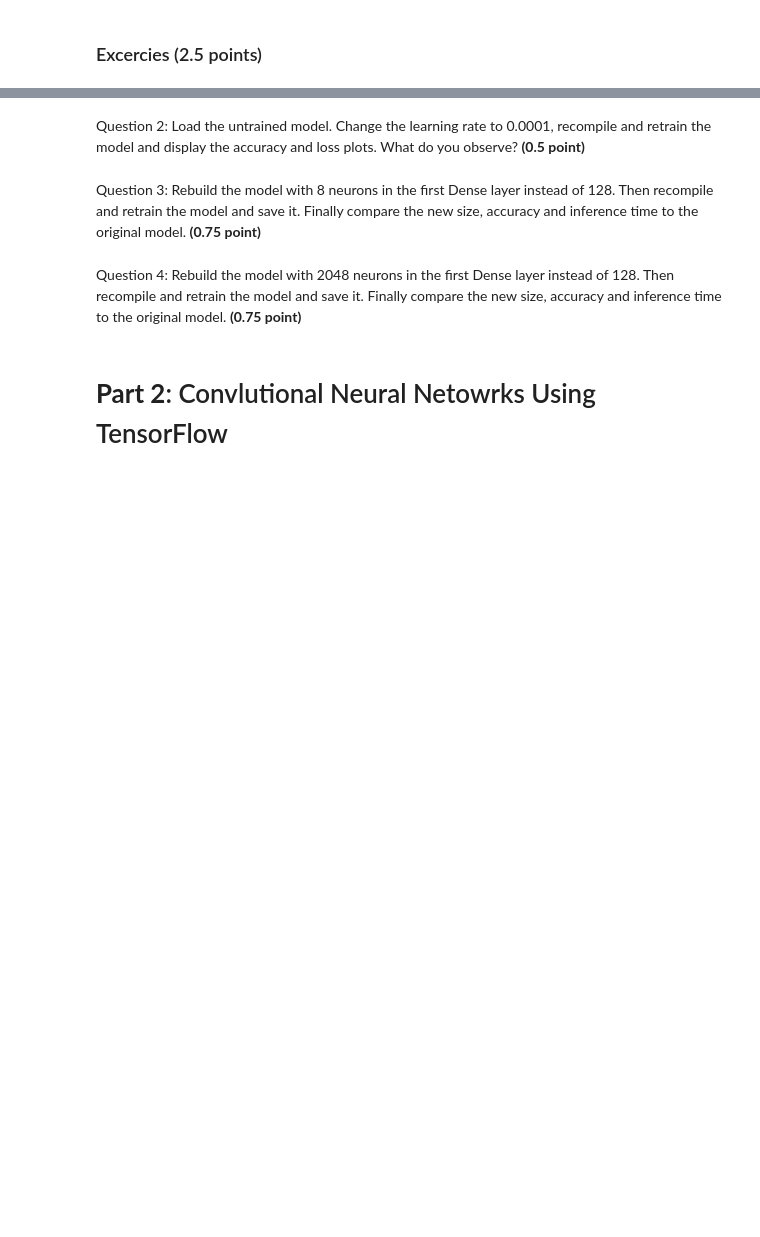
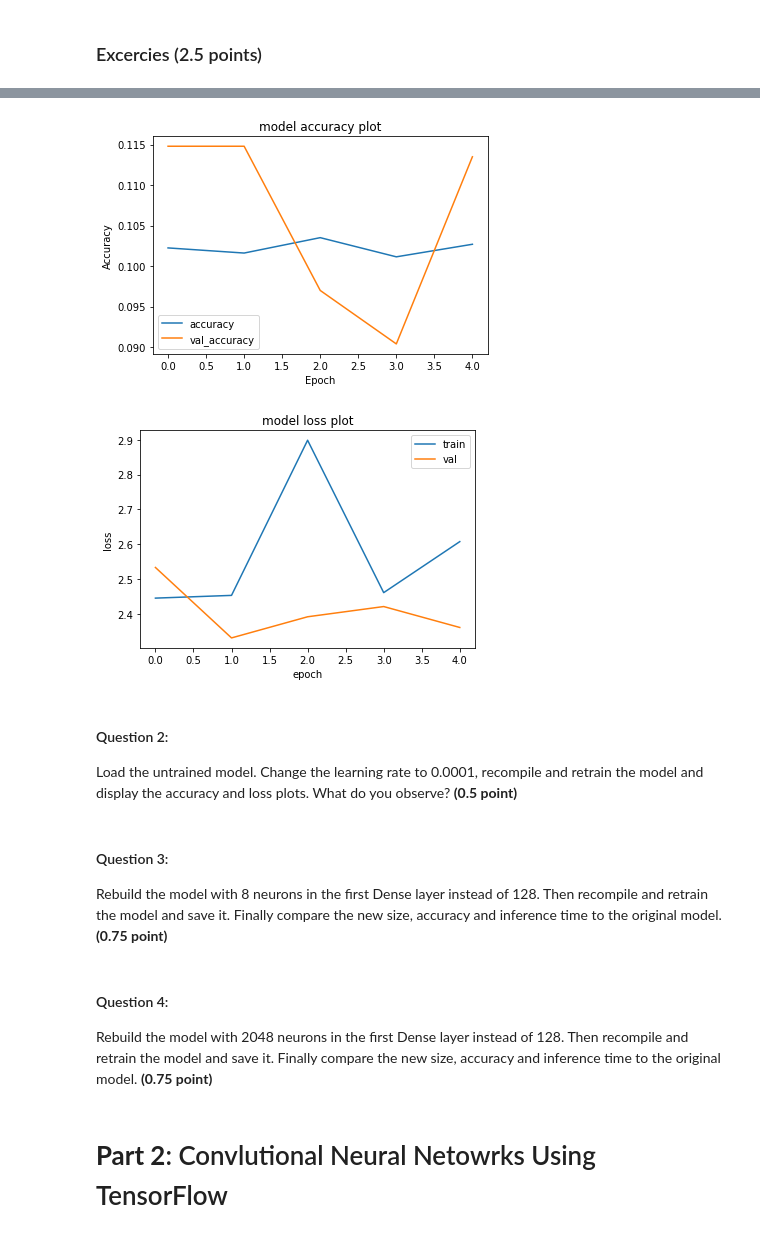
Before and after one commit to nagusubra/ENDG511_Labs, a Jupyter notebook: Lab1/ENDG511_LAB_1.ipynb, the cells around one changed output, grey strips where cells are left out. Drawn from its saved outputs; the diff is of its cells as text; code cells hidden in the pictures; blank space fills up the shorter version.

```diff
--- a/Lab1/ENDG511_LAB_1.ipynb
+++ b/Lab1/ENDG511_LAB_1.ipynb
@@ -217,0 +226,6 @@ Question 1: Load the untrained model. Change the learning rate to 1.5, recompile
+# %%
+# Recreate the exact same model, including its weights and the optimizer
+new_model_q1 = tf.keras.models.load_model('part1_model.h5')
+
+# Show the model architecture
+new_model_q1.summary()
@@ -217,0 +253,8 @@ Question 1: Load the untrained model. Change the learning rate to 1.5, recompile
+# %%
+optimizer_q1 = tf.keras.optimizers.Adam(learning_rate=1.5)
+new_model_q1.compile(optimizer=optimizer_q1,
+              loss=tf.keras.losses.SparseCategoricalCrossentropy(from_logits=True),
+              metrics=['accuracy'])
+
+history_q1 = new_model_q1.fit(train_images, train_labels, epochs=5,
+                    validation_data=(test_images, test_labels))
@@ -218,9 +276,32 @@ Question 1: Load the untrained model. Change the learning rate to 1.5, recompile
+# %%
+plt.plot(history_q1.history['accuracy'], label='accuracy')
+plt.plot(history_q1.history['val_accuracy'], label = 'val_accuracy')
+plt.title('model accuracy plot')
+plt.xlabel('Epoch')
+plt.ylabel('Accuracy')
+plt.legend(loc='best')
+plt.show()
+
+plt.plot(history_q1.history['loss'])
+plt.plot(history_q1.history['val_loss'])
+plt.title('model loss plot')
+plt.ylabel('loss')
+plt.xlabel('epoch')
+plt.legend(['train', 'val'], loc='best')
+plt.show()
+# %% [output]
+[figure, added]
+[figure, added]
 # %% [markdown]
-Question 2: Load the untrained model. Change the learning rate to 0.0001, recompile and retrain the model and display the accuracy and loss plots. What do you observe? **(0.5 point)**
+#### Question 2:
+Load the untrained model. Change the learning rate to 0.0001, recompile and retrain the model and display the accuracy and loss plots. What do you observe? **(0.5 point)**
 # %% [markdown]
-Question 3: Rebuild the model with 8 neurons in the first Dense layer instead of 128. Then recompile and retrain the model and save it. Finally compare the new size, accuracy and inference time to the original model. **(0.75 point)**
+#### Question 3:
+
+Rebuild the model with 8 neurons in the first Dense layer instead of 128. Then recompile and retrain the model and save it. Finally compare the new size, accuracy and inference time to the original model. **(0.75 point)**
 # %% [markdown]
-Question 4: Rebuild the model with 2048 neurons in the first Dense layer instead of 128. Then recompile and retrain the model and save it. Finally compare the new size, accuracy and inference time to the original model. **(0.75 point)**
+#### Question 4:
+Rebuild the model with 2048 neurons in the first Dense layer instead of 128. Then recompile and retrain the model and save it. Finally compare the new size, accuracy and inference time to the original model. **(0.75 point)**
 # %% [markdown]
 # **Part 2**: Convlutional Neural Netowrks Using TensorFlow
 # %% [markdown]
```
Also changed, not shown: parts of 13 cells of this notebook.
